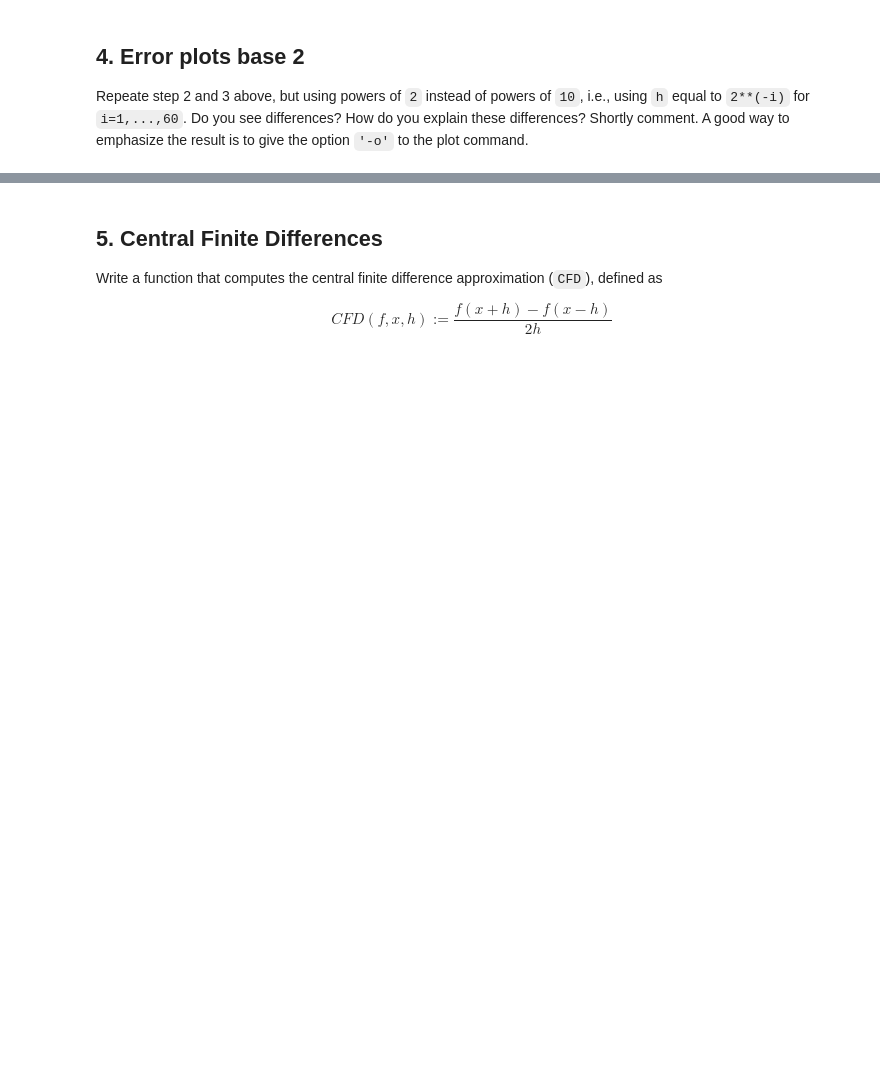
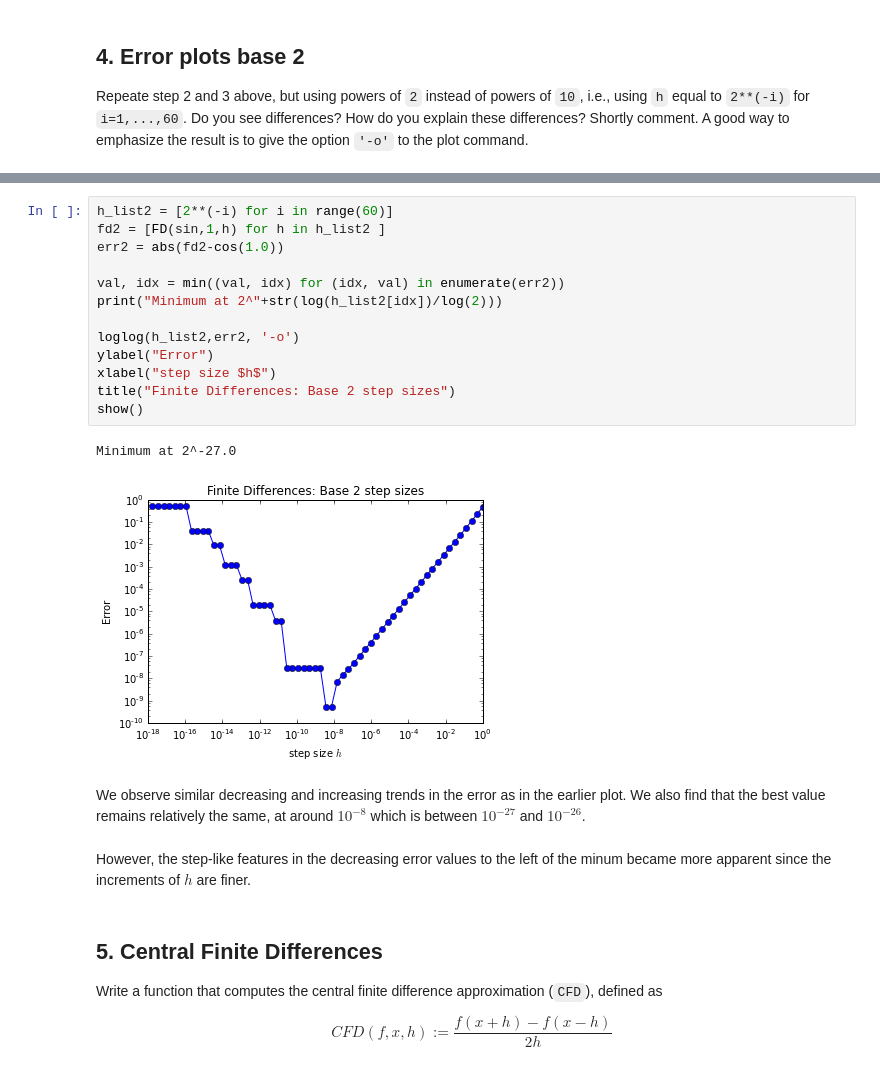
Before and after one commit to sissa/P1.4_seed, a Jupyter notebook: assignments/release/Basics/D1-exercises.ipynb, the cells around one changed output, grey strips where cells are left out. Drawn from its saved outputs; the diff is of its cells as text; blank space fills up the shorter version.

```diff
--- a/assignments/release/Basics/D1-exercises.ipynb
+++ b/assignments/release/Basics/D1-exercises.ipynb
@@ -95,3 +104,23 @@ YOUR ANSWER HERE
+# %%
+h_list2 = [2**(-i) for i in range(60)]
+fd2 = [FD(sin,1,h) for h in h_list2 ]
+err2 = abs(fd2-cos(1.0))
+
+val, idx = min((val, idx) for (idx, val) in enumerate(err2))
+print("Minimum at 2^"+str(log(h_list2[idx])/log(2)))
+
+loglog(h_list2,err2, '-o')
+ylabel("Error")
+xlabel("step size $h$")
+title("Finite Differences: Base 2 step sizes")
+show()
+# %% [output]
+Minimum at 2^-27.0
+[figure, added]
+# %% [markdown]
+We observe similar decreasing and increasing trends in the error as in the earlier plot. We also find that the best value remains relatively the same, at around $10^{-8}$ which is between $10^{-27}$ and $10^{-26}$.
+# %% [markdown]
+However, the step-like features in the decreasing error values to the left of the minum became more apparent since the increments of $h$ are finer.
 # %% [markdown]
 ## 5. Central Finite Differences
 Write a function that computes the central finite difference approximation (`CFD`), defined as
```
Also changed, not shown: parts of 46 cells of this notebook.
